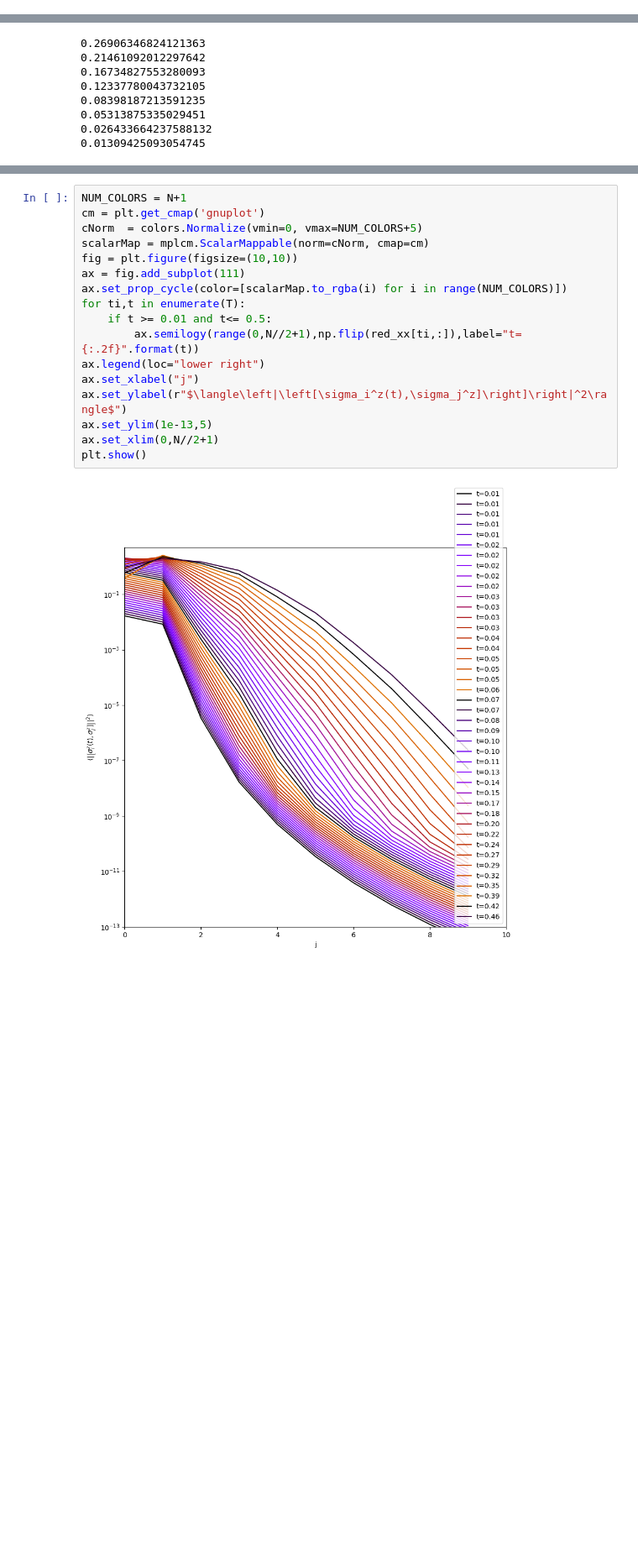
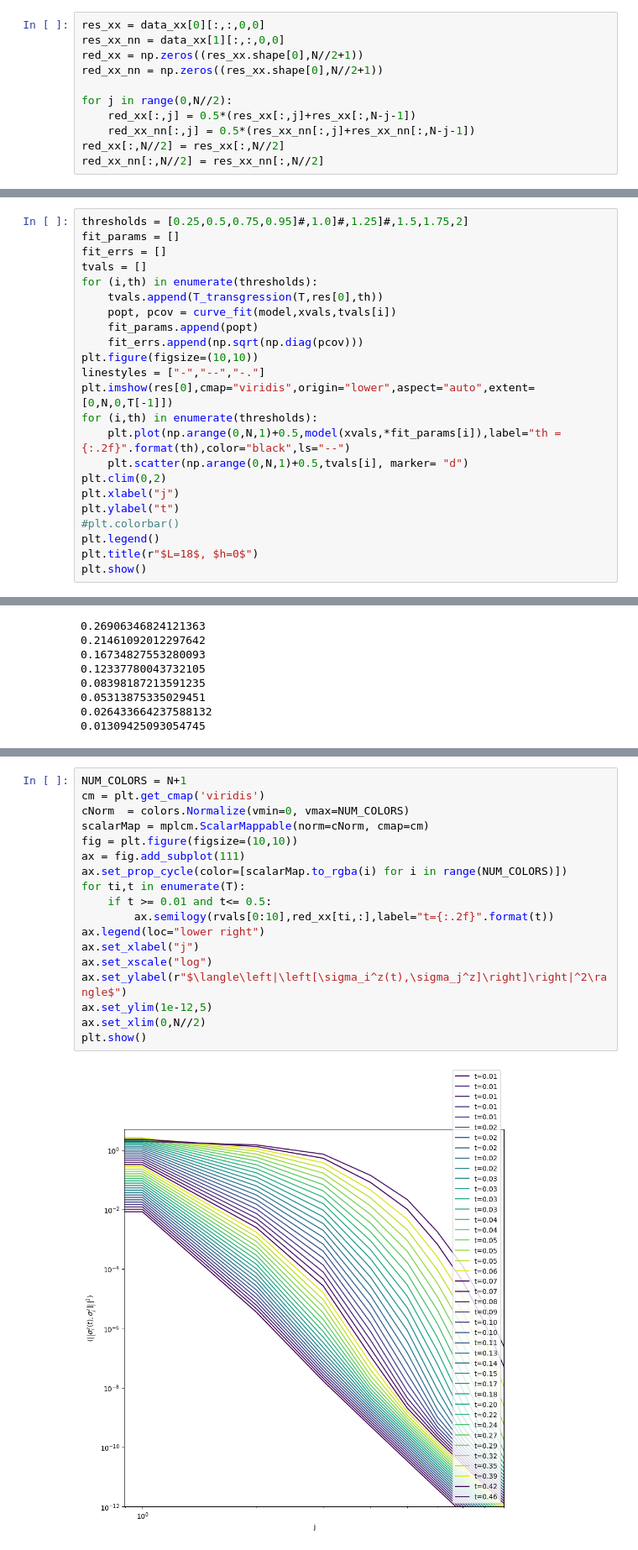
Before and after one commit to mkm2/WorkingFolder, a Jupyter notebook: final_runs/chapter_3/Krylov/ShortTimes.ipynb, the cells around one changed output, grey strips where cells are left out. Shown at 84% size. Cells and saved outputs as stored; diff of their text form; blank space fills up the shorter version.

Commit message:
more plots

```diff
--- a/final_runs/chapter_3/Krylov/ShortTimes.ipynb
+++ b/final_runs/chapter_3/Krylov/ShortTimes.ipynb
@@ -103,0 +171,11 @@ def model(x,a,b):
+# %%
+res_xx = data_xx[0][:,:,0,0]
+res_xx_nn = data_xx[1][:,:,0,0]
+red_xx = np.zeros((res_xx.shape[0],N//2+1))
+red_xx_nn = np.zeros((res_xx.shape[0],N//2+1))
+
+for j in range(0,N//2):
+    red_xx[:,j] = 0.5*(res_xx[:,j]+res_xx[:,N-j-1])
+    red_xx_nn[:,j] = 0.5*(res_xx_nn[:,j]+res_xx_nn[:,N-j-1])
+red_xx[:,N//2] = res_xx[:,N//2]
+red_xx_nn[:,N//2] = res_xx_nn[:,N//2]
@@ -107,0 +199,23 @@ red_xx.shape
+# %%
+thresholds = [0.25,0.5,0.75,0.95]#,1.0]#,1.25]#,1.5,1.75,2]
+fit_params = []
+fit_errs = []
+tvals = []
+for (i,th) in enumerate(thresholds):
+    tvals.append(T_transgression(T,res[0],th))
+    popt, pcov = curve_fit(model,xvals,tvals[i])
+    fit_params.append(popt)
+    fit_errs.append(np.sqrt(np.diag(pcov)))
+plt.figure(figsize=(10,10))
+linestyles = ["-","--","-."]
+plt.imshow(res[0],cmap="viridis",origin="lower",aspect="auto",extent=[0,N,0,T[-1]])
+for (i,th) in enumerate(thresholds):
+    plt.plot(np.arange(0,N,1)+0.5,model(xvals,*fit_params[i]),label="th = {:.2f}".format(th),color="black",ls="--")
+    plt.scatter(np.arange(0,N,1)+0.5,tvals[i], marker= "d")
+plt.clim(0,2)
+plt.xlabel("j")
+plt.ylabel("t")
+#plt.colorbar()
+plt.legend()
+plt.title(r"$L=18$, $h=0$")
+plt.show()
@@ -199,19 +346,20 @@ T[70]
 # %%
 NUM_COLORS = N+1
-cm = plt.get_cmap('gnuplot')
-cNorm  = colors.Normalize(vmin=0, vmax=NUM_COLORS+5)
+cm = plt.get_cmap('viridis')
+cNorm  = colors.Normalize(vmin=0, vmax=NUM_COLORS)
 scalarMap = mplcm.ScalarMappable(norm=cNorm, cmap=cm)
 fig = plt.figure(figsize=(10,10))
 ax = fig.add_subplot(111)
 ax.set_prop_cycle(color=[scalarMap.to_rgba(i) for i in range(NUM_COLORS)])
 for ti,t in enumerate(T):
     if t >= 0.01 and t<= 0.5:
-        ax.semilogy(range(0,N//2+1),np.flip(red_xx[ti,:]),label="t={:.2f}".format(t))
+        ax.semilogy(rvals[0:10],red_xx[ti,:],label="t={:.2f}".format(t))
 ax.legend(loc="lower right")
 ax.set_xlabel("j")
+ax.set_xscale("log")
 ax.set_ylabel(r"$\langle\left|\left[\sigma_i^z(t),\sigma_j^z]\right]\right|^2\rangle$")
-ax.set_ylim(1e-13,5)
-ax.set_xlim(0,N//2+1)
+ax.set_ylim(1e-12,5)
+ax.set_xlim(0,N//2)
 plt.show()
 # %% [output]
-[figure, old version]
+[figure, new version]
```
Also changed, not shown: parts of 24 cells of this notebook, 17 other files.
